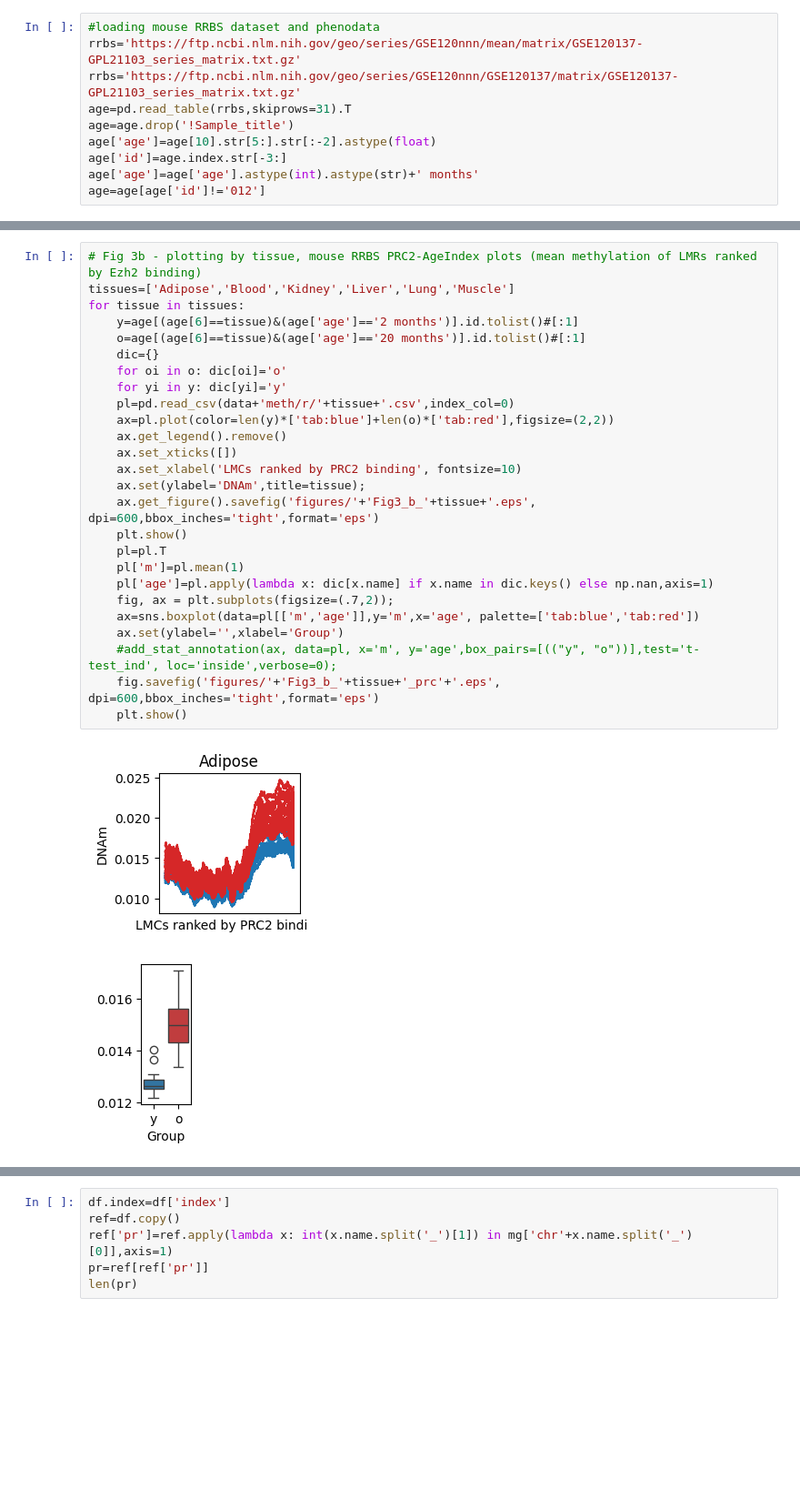
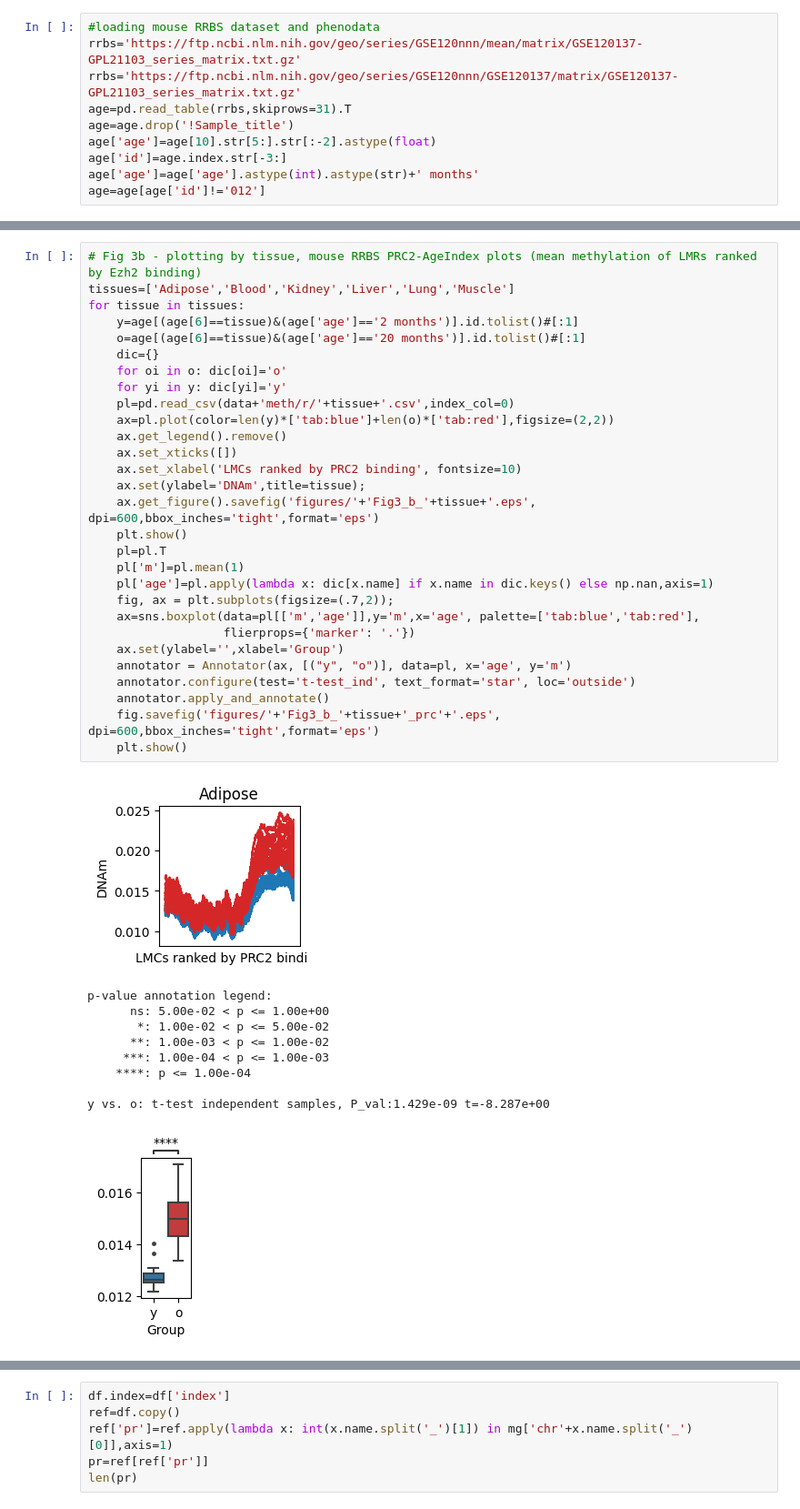
Before and after one commit to moqri/PRC2-AgeIndex, a Jupyter notebook: PRC2-AgeIndex_Manuscript_Figures/Fig3&4_RRBS.ipynb, the cells around one changed output, grey strips where cells are left out. Shown: that part at 91% size. Cells and saved outputs as stored; diff of their text form; blank space fills up the shorter version.

```diff
--- a/PRC2-AgeIndex_Manuscript_Figures/Fig3&4_RRBS.ipynb
+++ b/PRC2-AgeIndex_Manuscript_Figures/Fig3&4_RRBS.ipynb
@@ -86,30 +87,41 @@ Wall time: 9.06 µs
 # %%
 # Fig 3b - plotting by tissue, mouse RRBS PRC2-AgeIndex plots (mean methylation of LMRs ranked by Ezh2 binding)
 tissues=['Adipose','Blood','Kidney','Liver','Lung','Muscle']
 for tissue in tissues:
     y=age[(age[6]==tissue)&(age['age']=='2 months')].id.tolist()#[:1]
     o=age[(age[6]==tissue)&(age['age']=='20 months')].id.tolist()#[:1]
     dic={}
     for oi in o: dic[oi]='o'
     for yi in y: dic[yi]='y'
     pl=pd.read_csv(data+'meth/r/'+tissue+'.csv',index_col=0)
     ax=pl.plot(color=len(y)*['tab:blue']+len(o)*['tab:red'],figsize=(2,2))
     ax.get_legend().remove()
     ax.set_xticks([])
     ax.set_xlabel('LMCs ranked by PRC2 binding', fontsize=10)
     ax.set(ylabel='DNAm',title=tissue);
     ax.get_figure().savefig('figures/'+'Fig3_b_'+tissue+'.eps', dpi=600,bbox_inches='tight',format='eps')
     plt.show()
     pl=pl.T
     pl['m']=pl.mean(1)
     pl['age']=pl.apply(lambda x: dic[x.name] if x.name in dic.keys() else np.nan,axis=1)
     fig, ax = plt.subplots(figsize=(.7,2));
-    ax=sns.boxplot(data=pl[['m','age']],y='m',x='age', palette=['tab:blue','tab:red'])
+    ax=sns.boxplot(data=pl[['m','age']],y='m',x='age', palette=['tab:blue','tab:red'],
+                   flierprops={'marker': '.'})
     ax.set(ylabel='',xlabel='Group')
-    #add_stat_annotation(ax, data=pl, x='m', y='age',box_pairs=[(("y", "o"))],test='t-test_ind', loc='inside',verbose=0);
+    annotator = Annotator(ax, [("y", "o")], data=pl, x='age', y='m')
+    annotator.configure(test='t-test_ind', text_format='star', loc='outside')
+    annotator.apply_and_annotate()
     fig.savefig('figures/'+'Fig3_b_'+tissue+'_prc'+'.eps', dpi=600,bbox_inches='tight',format='eps')
     plt.show()
 # %% [output]
 [figure]
+p-value annotation legend:
+      ns: 5.00e-02 < p <= 1.00e+00
+       *: 1.00e-02 < p <= 5.00e-02
+      **: 1.00e-03 < p <= 1.00e-02
+     ***: 1.00e-04 < p <= 1.00e-03
+    ****: p <= 1.00e-04
+
+y vs. o: t-test independent samples, P_val:1.429e-09 t=-8.287e+00
-[figure, old version]
+[figure, new version]
 [figure]
```
Also changed, not shown: parts of 11 cells of this notebook, 15 other files.
